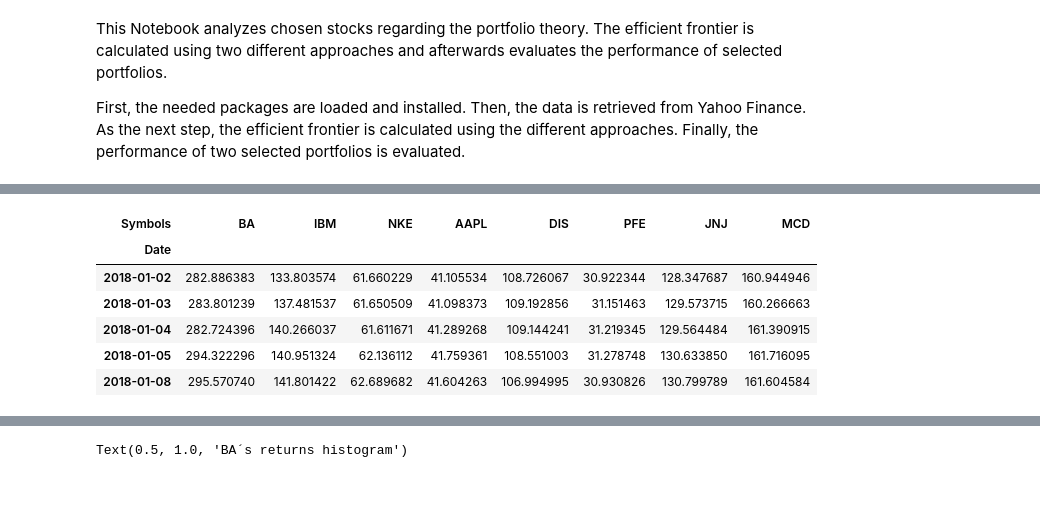
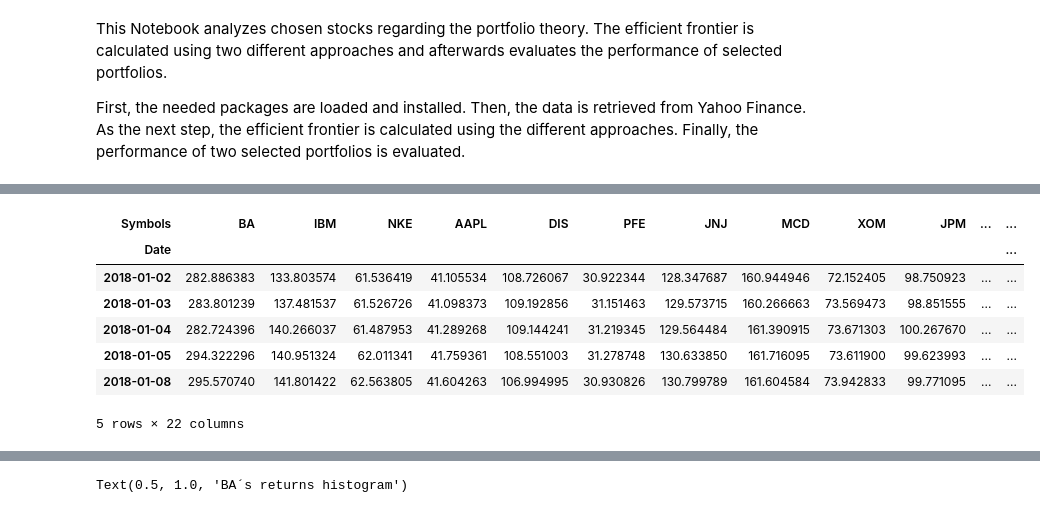
Before and after one commit to alex-lihc/Group-Project-Portfolio-Theory-in-Python, a Jupyter notebook: Pythonproject_portfoliotheory.ipynb, the cells around one changed output, grey strips where cells are left out. Drawn from its saved outputs; the diff is of its cells as text; code cells hidden in the pictures.

```diff
--- a/Pythonproject_portfoliotheory.ipynb
+++ b/Pythonproject_portfoliotheory.ipynb
@@ -44,23 +40,24 @@ Successfully installed multitasking-0.0.9 yfinance-0.1.55
 # %%
 # The riskfree rate for this project is set equal to zero for simplicity:
 rf=0.0
 
 # Create a stock list of which the data is retrieved
-stocks=['BA','IBM','NKE','AAPL','DIS','PFE','JNJ','MCD',,'XOM','JPM','AXP','UNH','PG','GE','KO','CVX','CSCO','CAT','MSFT','MRK','WMT','VZ']
+stocks=['BA','IBM','NKE','AAPL','DIS','PFE','JNJ','MCD','XOM','JPM','AXP','UNH','PG','GE','KO','CVX','CSCO','CAT','MSFT','MRK','WMT','VZ']
 
 # Set the timeframe starting in the beginning of 2018
-dates=pd.date_range(start="2018-01-01",end=(dt.datetime.today()))
+dates=pd.date_range(start="2018-01-01",end="2020-11-30")
 
 df=pdr.get_data_yahoo(stocks, start=dates[0], end=dates[-1])['Adj Close']
 df.head()
 # %% [output]
-| Symbols | BA | IBM | NKE | AAPL | DIS | PFE | JNJ | MCD |
-| Date |  |  |  |  |  |  |  |  |
-| 2018-01-02 | 282.886383 | 133.803574 | 61.660229 | 41.105534 | 108.726067 | 30.922344 | 128.347687 | 160.944946 |
-| 2018-01-03 | 283.801239 | 137.481537 | 61.650509 | 41.098373 | 109.192856 | 31.151463 | 129.573715 | 160.266663 |
-| 2018-01-04 | 282.724396 | 140.266037 | 61.611671 | 41.289268 | 109.144241 | 31.219345 | 129.564484 | 161.390915 |
-| 2018-01-05 | 294.322296 | 140.951324 | 62.136112 | 41.759361 | 108.551003 | 31.278748 | 130.633850 | 161.716095 |
-| 2018-01-08 | 295.570740 | 141.801422 | 62.689682 | 41.604263 | 106.994995 | 30.930826 | 130.799789 | 161.604584 |
+| Symbols | BA | IBM | NKE | AAPL | DIS | PFE | JNJ | MCD | XOM | JPM | ... | ... |
+| Date |  |  |  |  |  |  |  |  |  |  |  | ... |
+| 2018-01-02 | 282.886383 | 133.803574 | 61.536419 | 41.105534 | 108.726067 | 30.922344 | 128.347687 | 160.944946 | 72.152405 | 98.750923 | ... | ... |
+| 2018-01-03 | 283.801239 | 137.481537 | 61.526726 | 41.098373 | 109.192856 | 31.151463 | 129.573715 | 160.266663 | 73.569473 | 98.851555 | ... | ... |
+| 2018-01-04 | 282.724396 | 140.266037 | 61.487953 | 41.289268 | 109.144241 | 31.219345 | 129.564484 | 161.390915 | 73.671303 | 100.267670 | ... | ... |
+| 2018-01-05 | 294.322296 | 140.951324 | 62.011341 | 41.759361 | 108.551003 | 31.278748 | 130.633850 | 161.716095 | 73.611900 | 99.623993 | ... | ... |
+| 2018-01-08 | 295.570740 | 141.801422 | 62.563805 | 41.604263 | 106.994995 | 30.930826 | 130.799789 | 161.604584 | 73.942833 | 99.771095 | ... | ... |
+5 rows × 22 columns
 # %%
 # Look if there are values missing
 print(df.isnull().sum())
```
Also changed, not shown: parts of 20 cells of this notebook, 2 other files.
